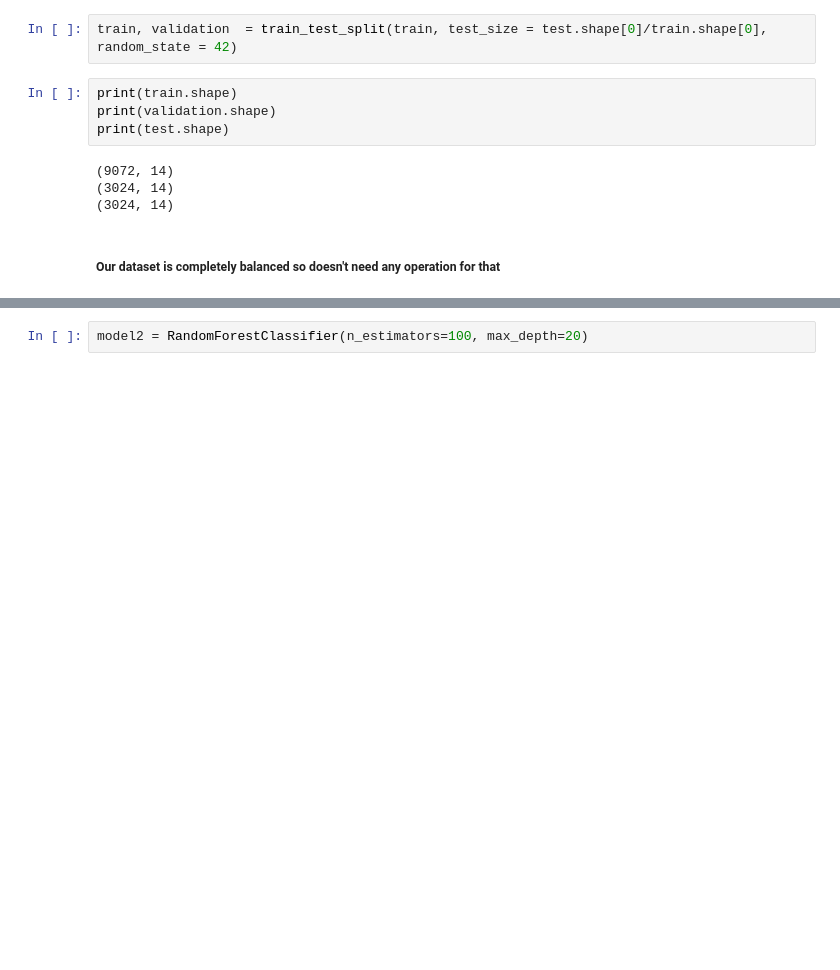
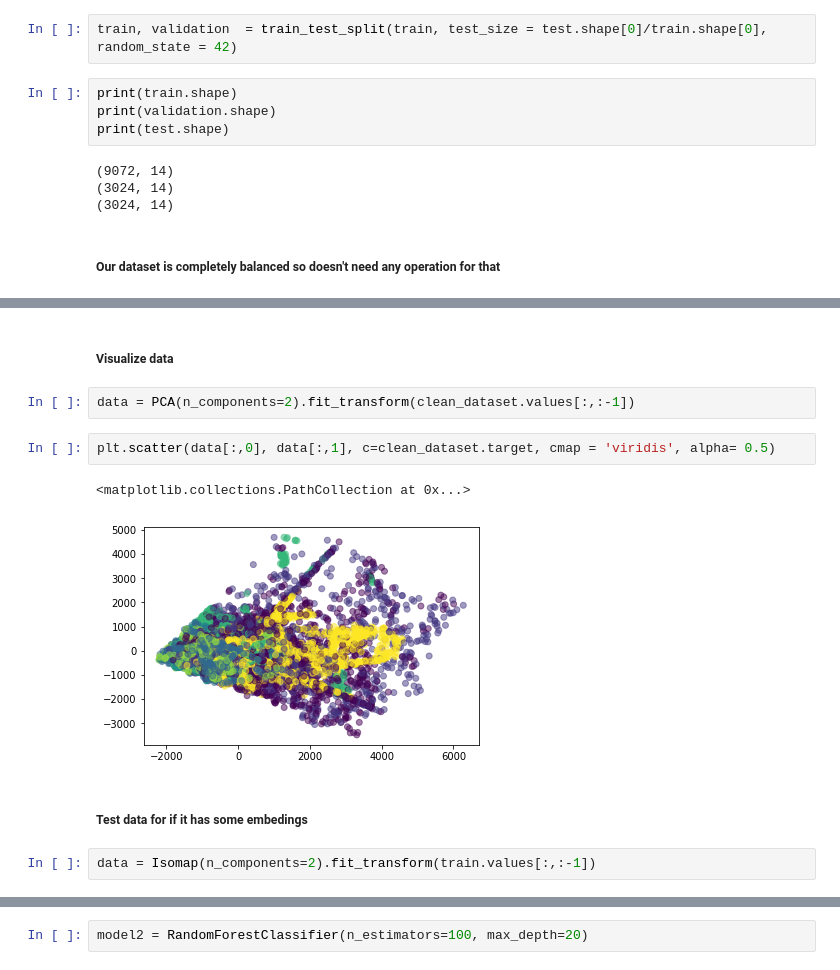
Before and after one commit to mahdiiix/TestTechnical, a Jupyter notebook: model.ipynb, the cells around one changed output, grey strips where cells are left out. Saved outputs shown, nothing was run; the diff lists cells and outputs as text; blank space fills up the shorter version.

Commit message:
Use pca and test data for internal embedings

```diff
--- a/model.ipynb
+++ b/model.ipynb
@@ -97,3 +101,16 @@ target
 6    2160
 7    2160
 Name: target, dtype: int64
+# %% [markdown]
+##### Visualize data
+# %%
+data = PCA(n_components=2).fit_transform(clean_dataset.values[:,:-1])
+# %%
+plt.scatter(data[:,0], data[:,1], c=clean_dataset.target, cmap = 'viridis', alpha= 0.5)
+# %% [output]
+<matplotlib.collections.PathCollection at 0x...>
+[figure, added]
+# %% [markdown]
+##### Test data for if it has some embedings
+# %%
+data = Isomap(n_components=2).fit_transform(train.values[:,:-1])
```
Also changed, not shown: parts of 11 cells of this notebook.
